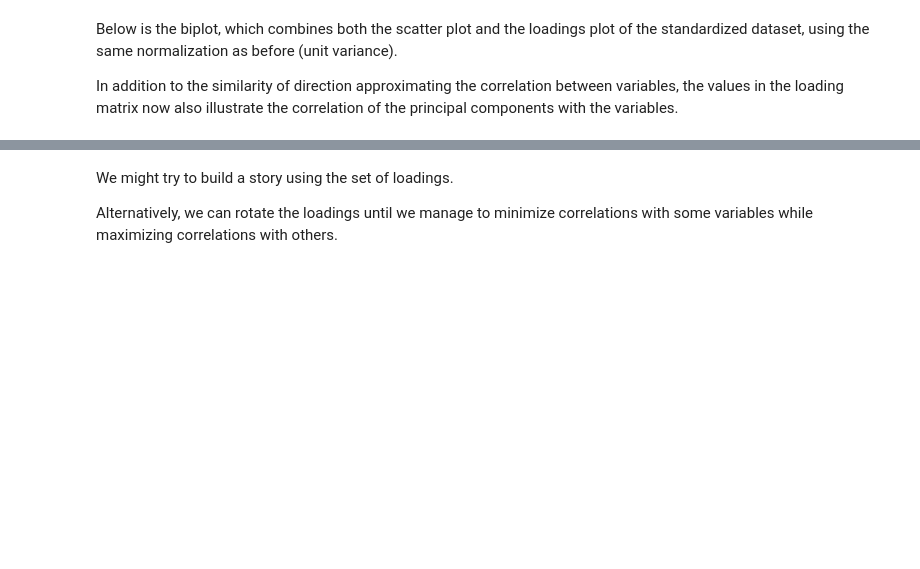
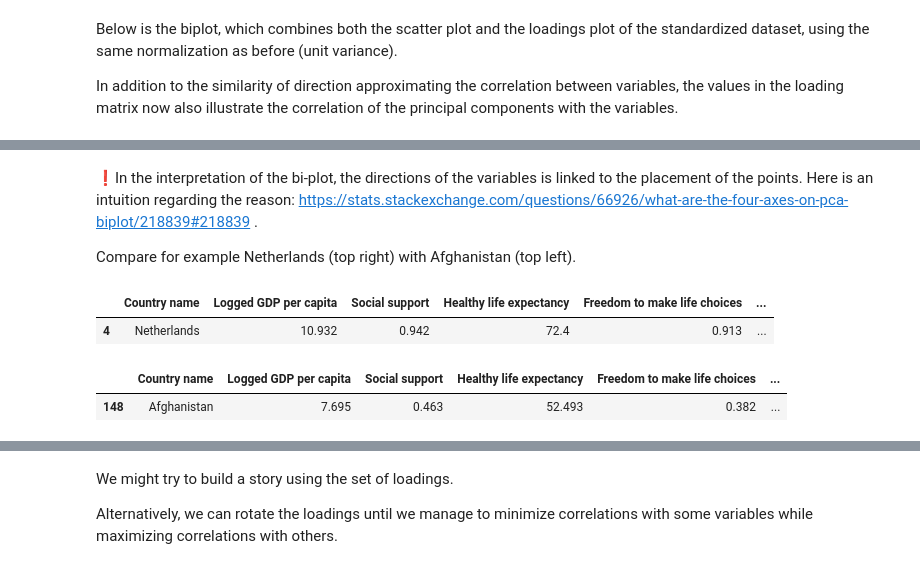
Before and after one commit to APstats-labs/labs, a Jupyter notebook: SA_C4.ipynb, the cells around one changed output, grey strips where cells are left out. Saved outputs shown, nothing was run; the diff lists cells and outputs as text; code cells hidden in the pictures; blank space fills up the shorter version.

```diff
--- a/SA_C4.ipynb
+++ b/SA_C4.ipynb
@@ -558,0 +557,14 @@ See below that the loadings vary between 0-1. These are the Pearson correlations
+# %% [markdown]
+❗In the interpretation of the bi-plot, the directions of the variables is linked to the placement of the points. Here is an intuition regarding the reason: https://stats.stackexchange.com/questions/66926/what-are-the-four-axes-on-pca-biplot/218839#218839 .
+
+Compare for example Netherlands (top right) with Afghanistan (top left).
+# %%
+Dataset_cleaned[Dataset_cleaned['Country name'] == 'Netherlands']
+# %% [output]
+|  | Country name | Logged GDP per capita | Social support | Healthy life expectancy | Freedom to make life choices | ... |
+| 4 | Netherlands | 10.932 | 0.942 | 72.4 | 0.913 | ... |
+# %%
+Dataset_cleaned[Dataset_cleaned['Country name'] == 'Afghanistan']
+# %% [output]
+|  | Country name | Logged GDP per capita | Social support | Healthy life expectancy | Freedom to make life choices | ... |
+| 148 | Afghanistan | 7.695 | 0.463 | 52.493 | 0.382 | ... |
```
Also changed, not shown: parts of 4 cells of this notebook.
